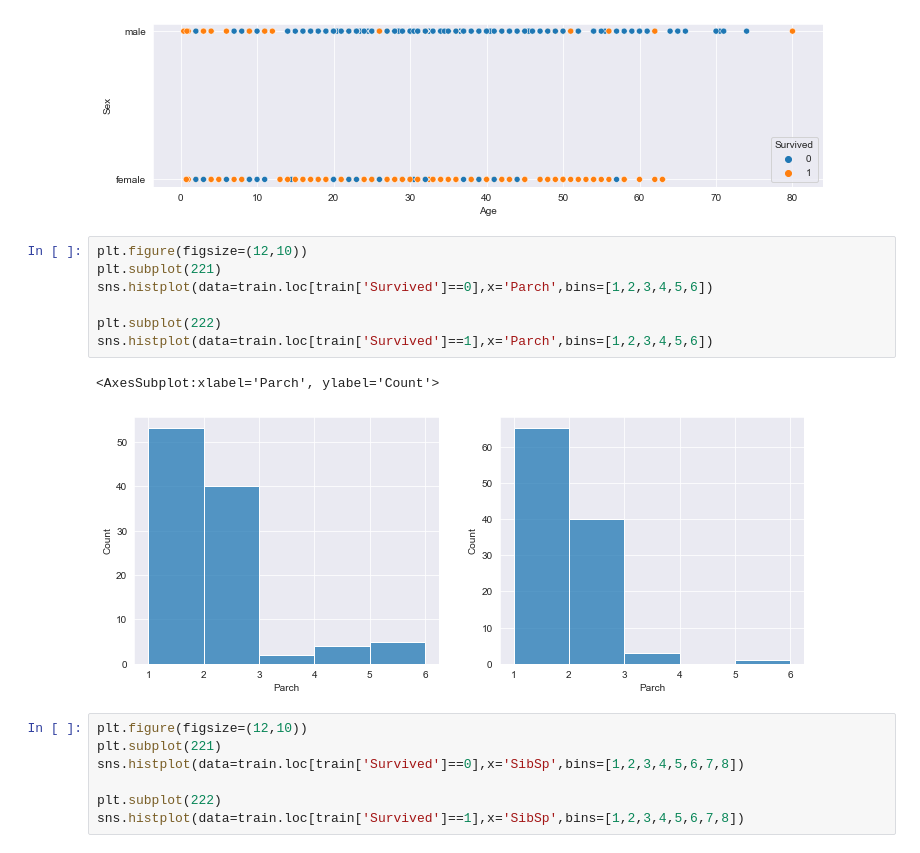
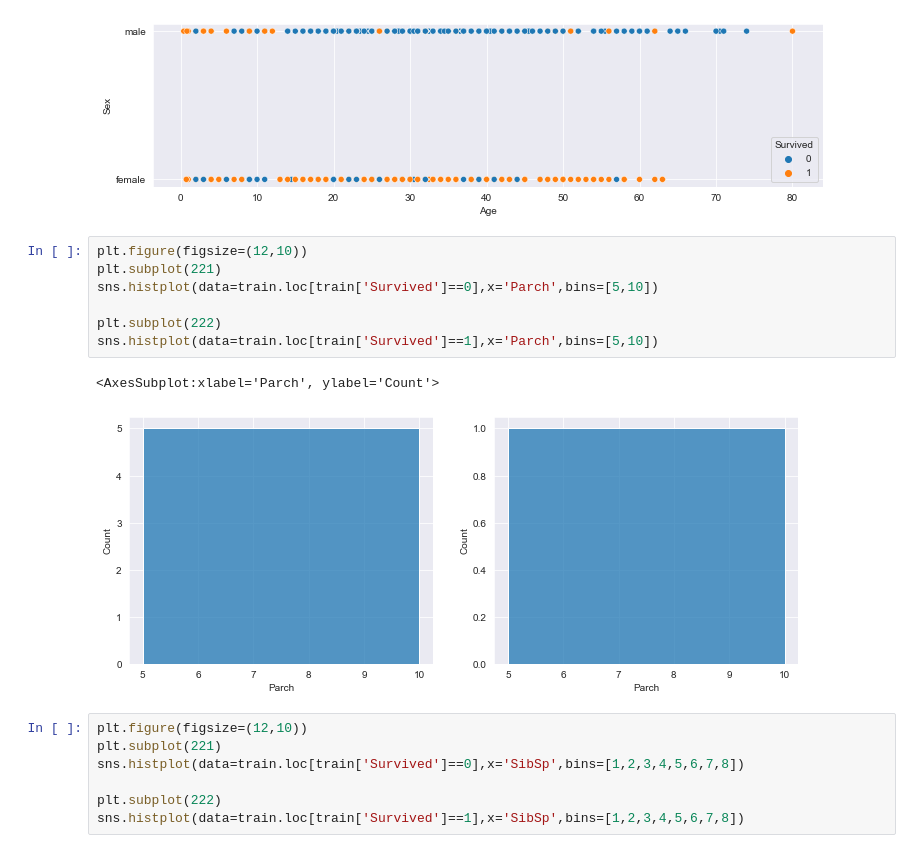
Before and after one commit to kdesh96/Hands-on-ML2, a Jupyter notebook: Ch3 Titanic comp.ipynb, the cells around one changed output. Cells and saved outputs as stored; diff of their text form.

```diff
--- a/Ch3 Titanic comp.ipynb
+++ b/Ch3 Titanic comp.ipynb
@@ -167,13 +173,13 @@ sns.scatterplot(data=train, x='Age', y='Sex', hue='Survived')
 # %%
 plt.figure(figsize=(12,10))
 plt.subplot(221)
-sns.histplot(data=train.loc[train['Survived']==0],x='Parch',bins=[1,2,3,4,5,6])
+sns.histplot(data=train.loc[train['Survived']==0],x='Parch',bins=[5,10])
 
 plt.subplot(222)
-sns.histplot(data=train.loc[train['Survived']==1],x='Parch',bins=[1,2,3,4,5,6])
+sns.histplot(data=train.loc[train['Survived']==1],x='Parch',bins=[5,10])
 # %% [output]
 <AxesSubplot:xlabel='Parch', ylabel='Count'>
-[figure, old version]
+[figure, new version]
 # %%
 plt.figure(figsize=(12,10))
 plt.subplot(221)
```
Also changed, not shown: parts of 17 cells of this notebook, 3 other files.
